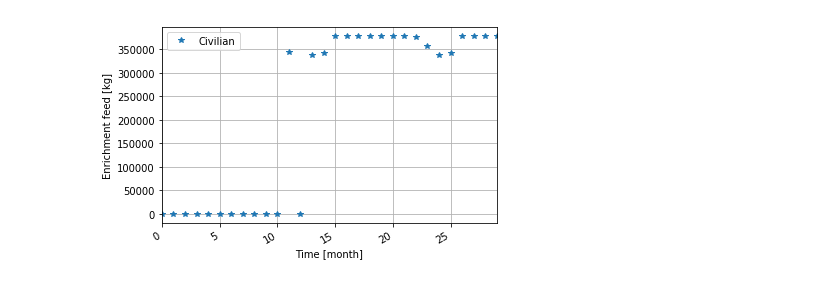
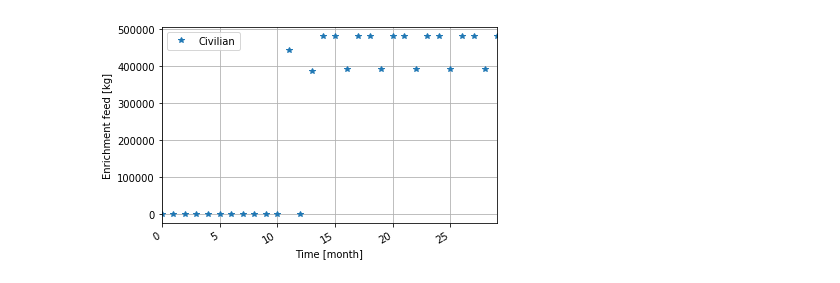
Before and after one commit to a-co/synthetic_history, a Jupyter notebook: Civ.ipynb, the cells around one changed output. Drawn from its saved outputs; the diff is of its cells as text; code cells hidden in the pictures.

```diff
--- a/Civ.ipynb
+++ b/Civ.ipynb
@@ -86,11 +86,11 @@ plt.grid()
 # %%
-trans_unat = tm.transactions(ev_, senders=['civ_enrichment'])
+trans_unat = tm.transactions(ev_, receivers=['civ_enrichment'])
 ax = cyh.month2year(trans_unat, 1, 12, 'Mass').plot(subplots=True, x='Time', y='Mass', style='*', label='Civilian')
 plt.ylabel('Enrichment feed [kg]')
 plt.xlabel('Time [month]')
 plt.grid()
 # %% [output]
-[figure, old version]
+[figure, new version]
 # %%
 trans_uore = tm.transactions(ev_, senders=['mine'])
 ax = cyh.month2year(trans_uore, 1, 12, 'Mass').plot(subplots=True, x='Time', y='Mass', style='*', label='Civilian')
```
Also changed, not shown: parts of 5 cells of this notebook, 44 other files.
